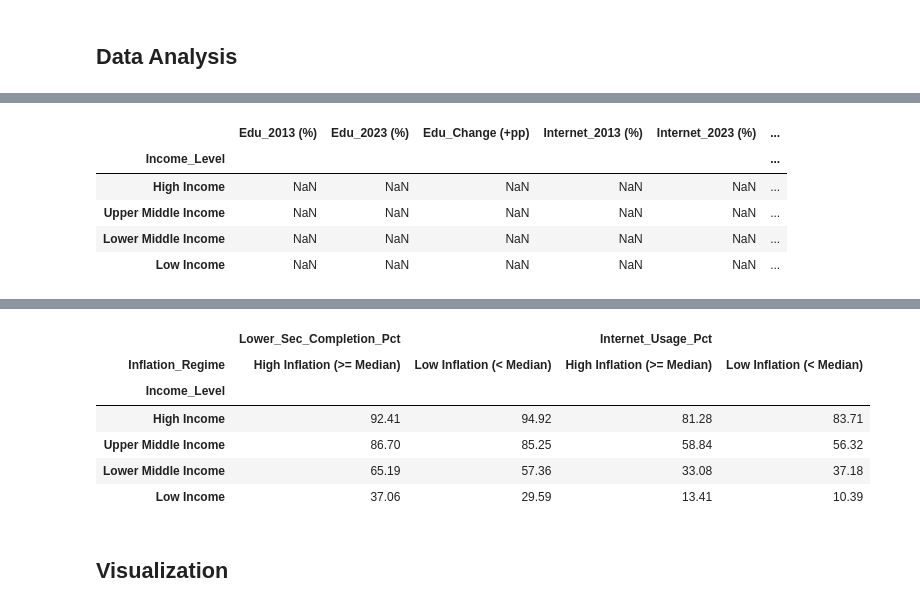
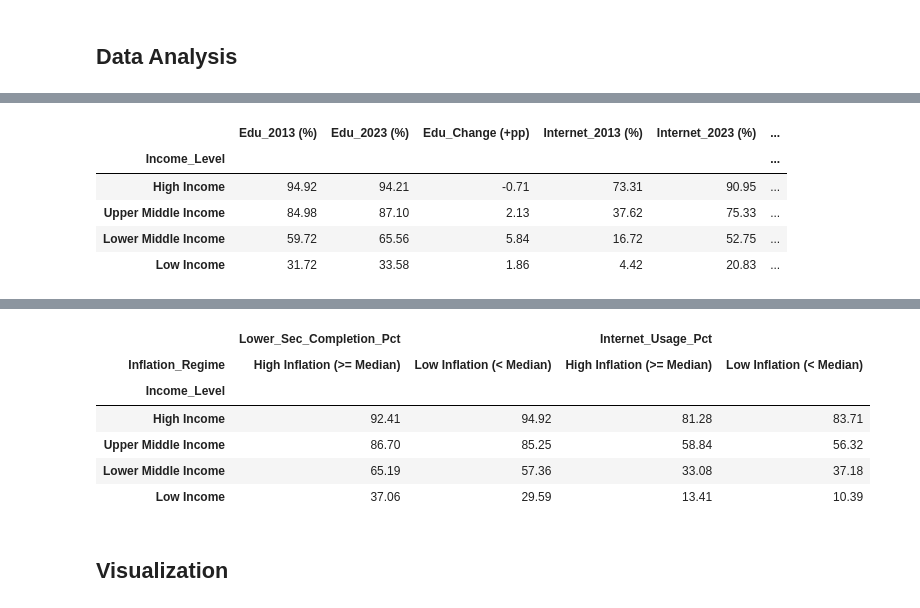
Before and after one commit to ianmhenriquez/EPA112A_group36, a Jupyter notebook: project/project.ipynb, the cells around one changed output, grey strips where cells are left out. Drawn from its saved outputs; the diff is of its cells as text; code cells hidden in the pictures.

```diff
--- a/project/project.ipynb
+++ b/project/project.ipynb
@@ -228,7 +225,8 @@ def summarize_by_income(df, value_col):
     return (df.groupby('Income_Level')[value_col].agg(['count', 'mean', 'std', 'median']).reindex(income_order)).round(2)
 
 def progress_per_year(data):
-    """Compare 2013 vs 2023 means and 10-year change (+pp) per Income Level."""
+
+    # compare 2013 vs 2023 for key indicators and calculate the change for each income level
     cols = ['Lower_Sec_Completion_Pct', 'Internet_Usage_Pct', 'Electricity_Access_Pct']
     d_2013 = data[data['Year'] == 2013].groupby('Income_Level')[cols].mean().reindex(income_order)
     d_2023 = data[data['Year'] == 2023].groupby('Income_Level')[cols].mean().reindex(income_order)
@@ -247,7 +245,7 @@ def progress_per_year(data):
     return progress
 
 def compare_low_income_internet_tiers(data_country):
-    """Split Low Income countries at median internet usage and compare outcomes."""
+     # split low income countries and compare
     low_inc = data_country[data_country['Income_Level'] == 'Low Income'].copy()
     med_net = low_inc['Internet_Usage_Pct'].median()
     low_inc['Internet_Tier'] = np.where(
@@ -259,7 +257,7 @@ def compare_low_income_internet_tiers(data_country):
     return low_inc.groupby('Internet_Tier')[cols].mean().round(2)
 
 def compare_inflation_regimes(data_country):
-    """Compare education & internet outcomes for High vs Low inflation within income tiers."""
+    # split countries into high and low inflation regimes based on median inflation rate
     sub = data_country.dropna(subset=['Inflation_Rate_Pct']).copy()
     med_inf = sub['Inflation_Rate_Pct'].median()
     sub['Inflation_Regime'] = np.where(
@@ -271,38 +269,38 @@ def compare_inflation_regimes(data_country):
         sub.groupby(['Income_Level', 'Inflation_Regime'])[['Lower_Sec_Completion_Pct', 'Internet_Usage_Pct']]
         .mean()
         .unstack()
         .reindex(income_order)
         .round(2)
     )
 
 main_indicators = [
     'Income_Per_Capita_USD',
     'Lower_Sec_Completion_Pct',
     'Internet_Usage_Pct',
     'Inflation_Rate_Pct',
     'Unemployment_Rate_Pct'
 ]
 
-decade_df = progress_per_year(df_country)
+decade_df = progress_per_year(df)
 low_income_internet_tiers_df = compare_low_income_internet_tiers(df_country)
 display(summarize_by_income(df_country, main_indicators))
 display(decade_df)
 display(low_income_internet_tiers_df)
 display(compare_inflation_regimes(df_country))
 # %% [output]
 |  | Income_Per_Capita_USD |  |  |  | Lower_Sec_Completion_Pct |  |  |  | ... |
 |  | count | mean | std | median | count | mean | std | median | ... |
 | Income_Level |  |  |  |  |  |  |  |  | ... |
 | High Income | 67 | 27769.74 | 15091.60 | 24143.58 | 67 | 94.32 | 8.01 | 97.20 | ... |
 | Upper Middle Income | 57 | 5089.95 | 1726.48 | 4709.83 | 57 | 86.12 | 13.75 | 89.76 | ... |
 | Lower Middle Income | 46 | 2026.79 | 1700.90 | 1667.54 | 46 | 63.10 | 18.23 | 63.40 | ... |
 | Low Income | 23 | 540.22 | 214.00 | 529.54 | 23 | 34.78 | 13.19 | 33.06 | ... |
 |  | Edu_2013 (%) | Edu_2023 (%) | Edu_Change (+pp) | Internet_2013 (%) | Internet_2023 (%) | ... |
 | Income_Level |  |  |  |  |  | ... |
-| High Income | NaN | NaN | NaN | NaN | NaN | ... |
-| Upper Middle Income | NaN | NaN | NaN | NaN | NaN | ... |
-| Lower Middle Income | NaN | NaN | NaN | NaN | NaN | ... |
-| Low Income | NaN | NaN | NaN | NaN | NaN | ... |
+| High Income | 94.92 | 94.21 | -0.71 | 73.31 | 90.95 | ... |
+| Upper Middle Income | 84.98 | 87.10 | 2.13 | 37.62 | 75.33 | ... |
+| Lower Middle Income | 59.72 | 65.56 | 5.84 | 16.72 | 52.75 | ... |
+| Low Income | 31.72 | 33.58 | 1.86 | 4.42 | 20.83 | ... |
 |  | Internet_Usage_Pct | Electricity_Access_Pct | Lower_Sec_Completion_Pct | Income_Per_Capita_USD |
 | Internet_Tier |  |  |  |  |
 | Above Median Internet (>= 11.4%) | 17.02 | 43.58 | 40.01 | 611.50 |
```
Also changed, not shown: parts of 4 cells of this notebook.
